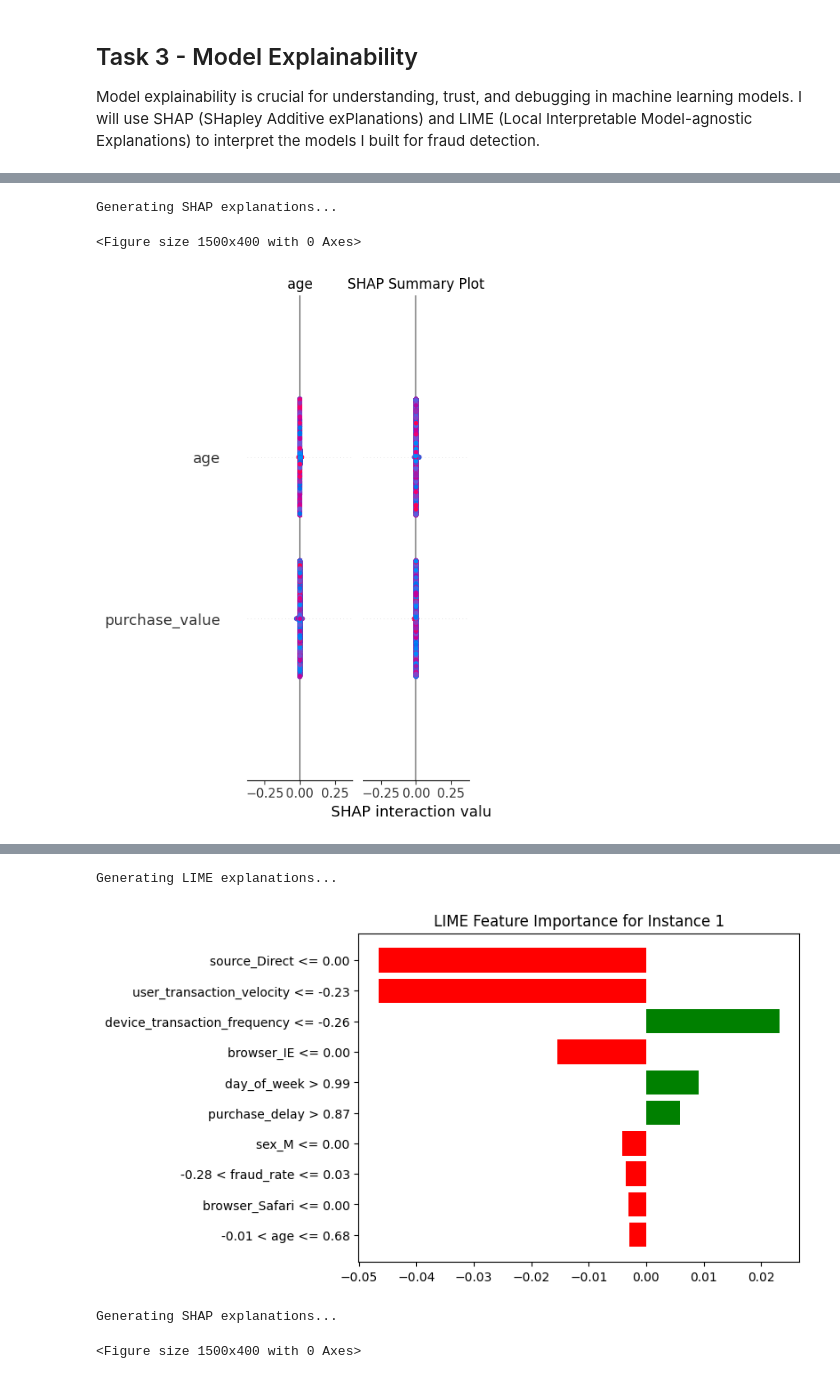
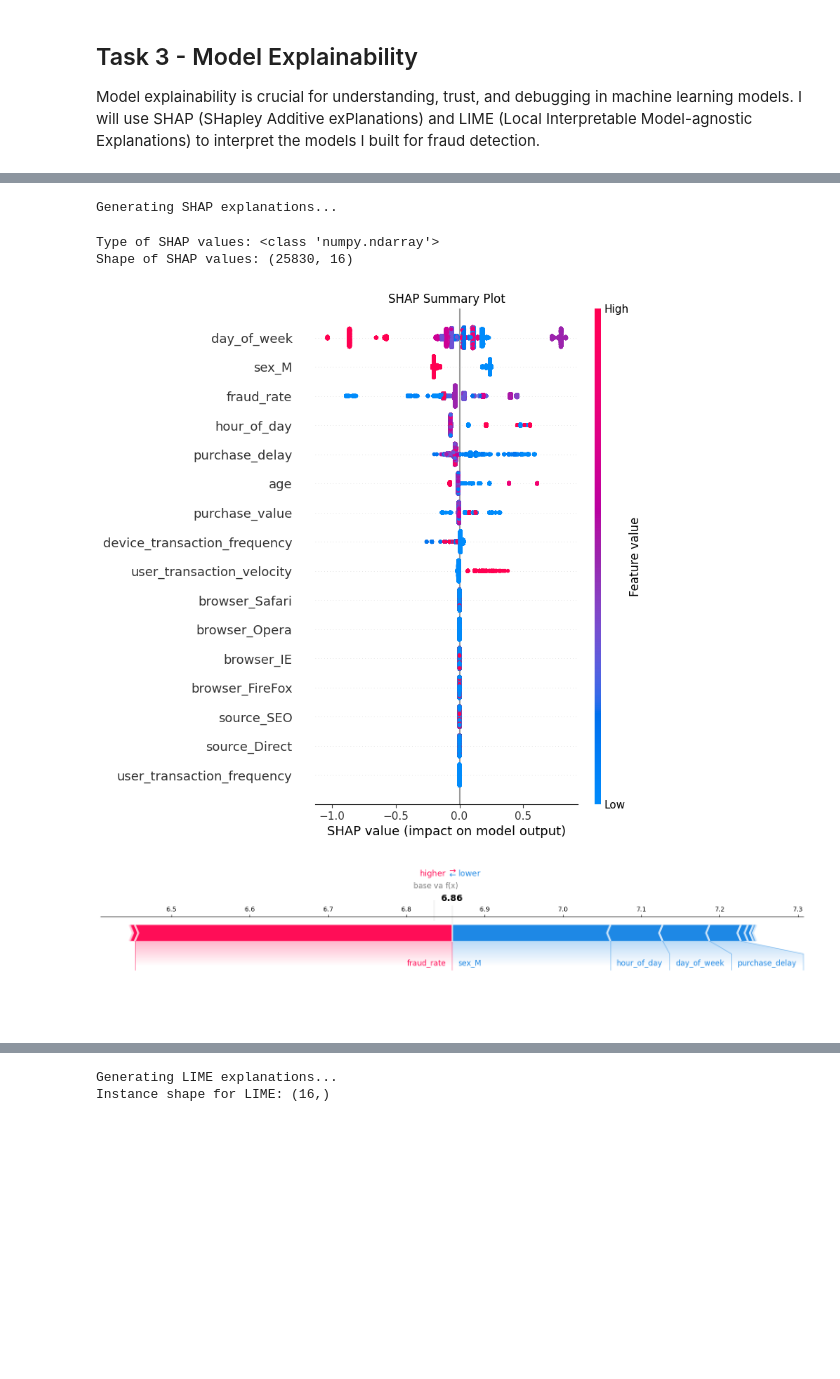
Before and after one commit to epythonlab/fraud-detection, a Jupyter notebook: notebooks/modeling_pipeline.ipynb, the cells around one changed output, grey strips where cells are left out. Saved outputs shown, nothing was run; the diff lists cells and outputs as text; code cells hidden in the pictures; blank space fills up the shorter version.

Commit message:
task3:model explained

```diff
--- a/notebooks/modeling_pipeline.ipynb
+++ b/notebooks/modeling_pipeline.ipynb
@@ -313,15 +392,15 @@ class ModelExplainer:
 # %%
 # # Import neccessary modules
-# from model_explainer import ModelExplainer
+from model_explainer import ModelExplainer
 
 # Create instance of the class
-fraud_explainer = ModelExplainer('../app/random_forest_fraud_best_model.pkl', X_test_fd)
+fraud_explainer = ModelExplainer('../fraud-detection-api/gradient_boosting_fraud_best_model.pkl', X_test_fd)
 
  # Explains the first instance in the dataset
-fraud_explainer.explain_model(instance_idx=1)
- # Explains the first instance in the dataset
 fraud_explainer.explain_model(instance_idx=0)
 # %% [output]
 Generating SHAP explanations...
-<Figure size 1500x400 with 0 Axes>
+Type of SHAP values: <class 'numpy.ndarray'>
+Shape of SHAP values: (25830, 16)
-[figure, old version]
+[figure, new version]
+[figure, new version]
@@ -328,4 +408,2 @@ Generating SHAP explanations...
 Generating LIME explanations...
+Instance shape for LIME: (16,)
-[figure, old version]
-Generating SHAP explanations...
-<Figure size 1500x400 with 0 Axes>
```
Also changed, not shown: parts of 38 cells of this notebook, 2 other files.
